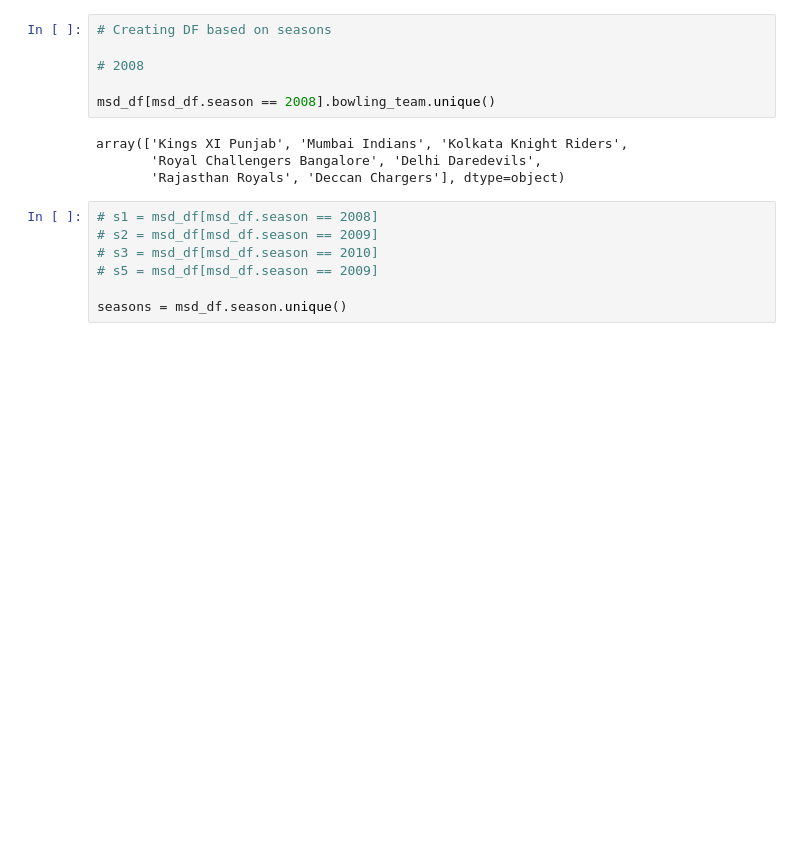
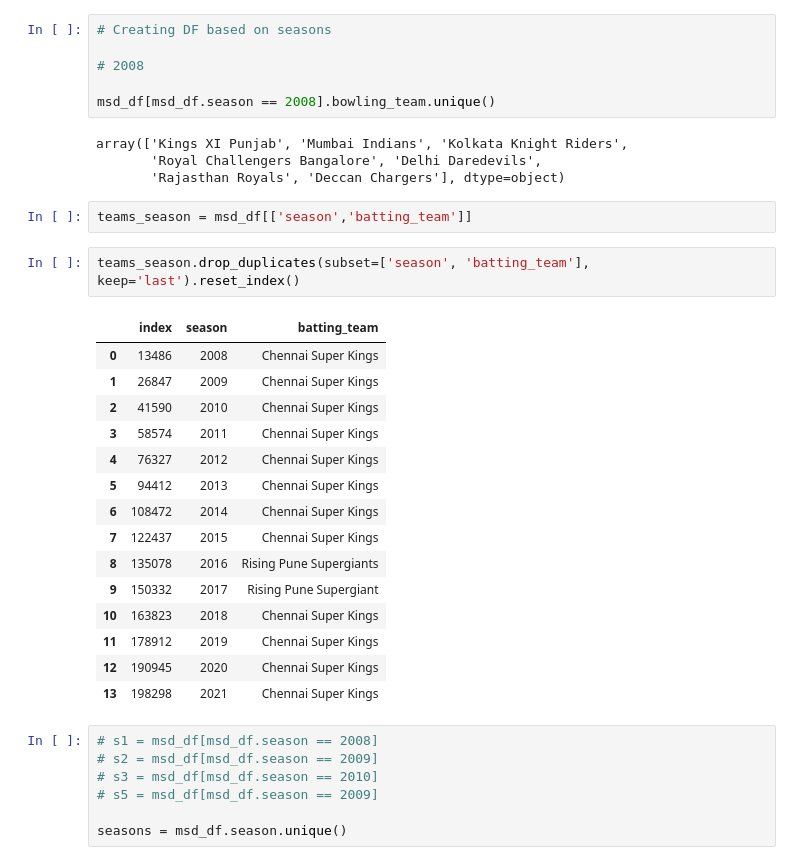
Before and after one commit to arehvs/practice, a Jupyter notebook: Case_study_of_MSD_over_the_years.ipynb, the cells around one changed output. Drawn from its saved outputs; the diff is of its cells as text; blank space fills up the shorter version.

Commit message:
Adding season wise df for MS Dhoni and other players.

```diff
--- a/Case_study_of_MSD_over_the_years.ipynb
+++ b/Case_study_of_MSD_over_the_years.ipynb
@@ -264,6 +268,26 @@ msd_df[msd_df.season == 2008].bowling_team.unique()
 array(['Kings XI Punjab', 'Mumbai Indians', 'Kolkata Knight Riders',
        'Royal Challengers Bangalore', 'Delhi Daredevils',
        'Rajasthan Royals', 'Deccan Chargers'], dtype=object)
+# %%
+teams_season = msd_df[['season','batting_team']]
+# %%
+teams_season.drop_duplicates(subset=['season', 'batting_team'], keep='last').reset_index()
+# %% [output]
+|  | index | season | batting_team |
+| 0 | 13486 | 2008 | Chennai Super Kings |
+| 1 | 26847 | 2009 | Chennai Super Kings |
+| 2 | 41590 | 2010 | Chennai Super Kings |
+| 3 | 58574 | 2011 | Chennai Super Kings |
+| 4 | 76327 | 2012 | Chennai Super Kings |
+| 5 | 94412 | 2013 | Chennai Super Kings |
+| 6 | 108472 | 2014 | Chennai Super Kings |
+| 7 | 122437 | 2015 | Chennai Super Kings |
+| 8 | 135078 | 2016 | Rising Pune Supergiants |
+| 9 | 150332 | 2017 | Rising Pune Supergiant |
+| 10 | 163823 | 2018 | Chennai Super Kings |
+| 11 | 178912 | 2019 | Chennai Super Kings |
+| 12 | 190945 | 2020 | Chennai Super Kings |
+| 13 | 198298 | 2021 | Chennai Super Kings |
 # %%
 # s1 = msd_df[msd_df.season == 2008]
 # s2 = msd_df[msd_df.season == 2009]
```
Also changed, not shown: parts of 12 cells of this notebook.
